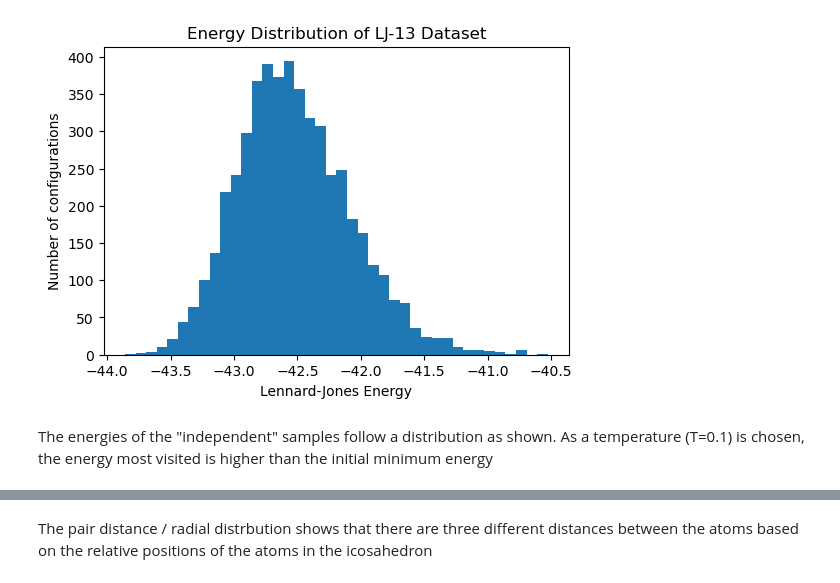
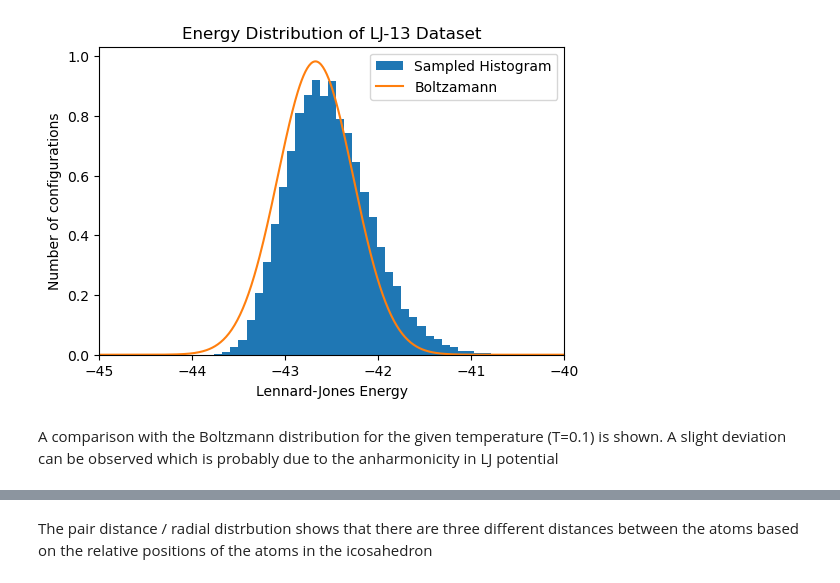
Before and after one commit to anas-aziz2/Summer-Project-2026, a Jupyter notebook: Lennard_Jones_13.ipynb, the cells around one changed output, grey strips where cells are left out. Cells and saved outputs as stored; diff of their text form; code cells hidden in the pictures.

```diff
--- a/Lennard_Jones_13.ipynb
+++ b/Lennard_Jones_13.ipynb
@@ -21,10 +21,11 @@ def read_xyz(filename):
 
     return np.array(coords), n_atoms
 # %%
-_, n_atoms = read_xyz("LJ13.xyz")
+_, n_atoms = read_xyz("LJ_13.xyz")
 
-sigma = 1.0
+sigma = 1.0;
 epsilon = 1.0
+k_b = 1.0
 # %%
 def lj_energy(positions):
 
@@ -53,5 +75,5 @@ def trial_move(positions, max_displacement):
 
     new_positions[atom] += displacement
 
-    return new_positions
+    return new_positions, atom
 # %%
@@ -197,20 +266,39 @@ for config in configs:
     energies.append(lj_energy(config))
 
 energies = np.array(energies)
+# %%
+initial_coords, n_atoms = read_xyz("LJ13.xyz")
+
+d = 3*n_atoms - 6
+
+T = temperature
+
+U_min = lj_energy(initial_coords)
+
+U_mean = U_min + (d/2) * k_b * T
+
+variance_theoretical = (d/2) * k_b * T**2
+
+std_dev = np.sqrt(variance_theoretical)
+
+U = np.linspace(-45, -40, 500)
+
+P = (1/(np.sqrt(2*np.pi)*std_dev)*np.exp(-(U-U_mean)**2/(2*variance_theoretical)))
 # %%
 plt.figure(figsize=(6,4))
-
-plt.hist(energies, bins=40)
+plt.hist(energies, bins=40, density=True, label='Sampled Histogram')
+plt.plot(U,P, label='Boltzamann')
 
 plt.xlabel("Lennard-Jones Energy")
 plt.ylabel("Number of configurations")
 plt.title("Energy Distribution of LJ-13 Dataset")
-
+plt.xlim(-45, -40)
+plt.legend()
 plt.show()
 # %% [output]
-[figure, old version]
+[figure, new version]
 # %% [markdown]
-The energies of the "independent" samples follow a distribution as shown. As a temperature (T=0.1) is chosen, the energy most visited is higher than the initial minimum energy
+A comparison with the Boltzmann distribution for the given temperature (T=0.1) is shown. A slight deviation can be observed which is probably due to the anharmonicity in LJ potential
 # %%
 print("Minimum energy :", np.min(energies))
 print("Maximum energy :", np.max(energies))
```
Also changed, not shown: parts of 20 cells of this notebook, 4 other files.
